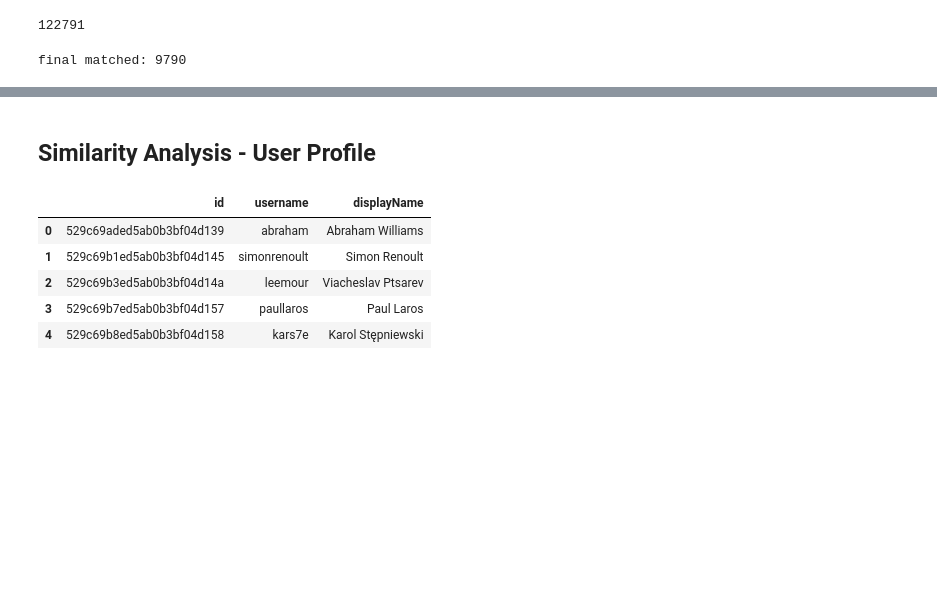
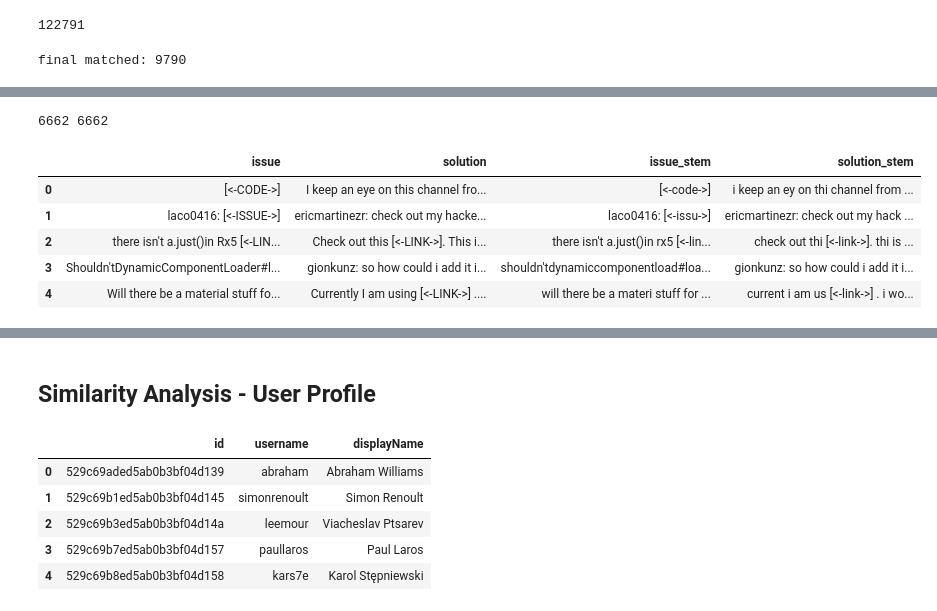
Before and after one commit to NoleWang/Respondent_Recommendation, a Jupyter notebook: Analysis/Analysis.ipynb, the cells around one changed output, grey strips where cells are left out. Drawn from its saved outputs; the diff is of its cells as text; code cells hidden in the pictures; blank space fills up the shorter version.

```diff
--- a/Analysis/Analysis.ipynb
+++ b/Analysis/Analysis.ipynb
@@ -875,0 +932,35 @@ final matched: 9790
+# %%
+ispy_issue_stem = []
+ispy_solution_stem = []
+p = PorterStemmer()
+for answer in df_ispy["issue"]:
+    t2 = ""
+    output2 = ""
+
+    for token in str(answer):
+        if token.isalpha():
+            t2 += token.lower()
+        else:
+            if t2:
+                output2 += p.stem(t2, 0,len(t2)-1)
+                t2 = ""
+            output2 += token.lower()
+    ispy_issue_stem.append(output2)
+
+for answer in df_ispy["solution"]:
+    t2 = ""
+    output2 = ""
+
+    for token in str(answer):
+        if token.isalpha():
+            t2 += token.lower()
+        else:
+            if t2:
+                output2 += p.stem(t2, 0,len(t2)-1)
+                t2 = ""
+            output2 += token.lower()
+    ispy_solution_stem.append(output2)
+# %%
+print(len(ispy_issue_stem),len(ispy_solution_stem))
+# %% [output]
+6662 6662
@@ -875,0 +970,9 @@ final matched: 9790
+# %%
+df_ispy.head()
+# %% [output]
+|  | issue | solution | issue_stem | solution_stem |
+| 0 | [<-CODE->] | I keep an eye on this channel fro... | [<-code->] | i keep an ey on thi channel from ... |
+| 1 | laco0416: [<-ISSUE->] | ericmartinezr: check out my hacke... | laco0416: [<-issu->] | ericmartinezr: check out my hack ... |
+| 2 | there isn't a.just()in Rx5 [<-LIN... | Check out this [<-LINK->]. This i... | there isn't a.just()in rx5 [<-lin... | check out thi [<-link->]. thi is ... |
+| 3 | Shouldn'tDynamicComponentLoader#l... | gionkunz: so how could i add it i... | shouldn'tdynamiccomponentload#loa... | gionkunz: so how could i add it i... |
+| 4 | Will there be a material stuff fo... | Currently I am using [<-LINK->] .... | will there be a materi stuff for ... | current i am us [<-link->] . i wo... |
```
Also changed, not shown: parts of 17 cells of this notebook, 11 other files.
